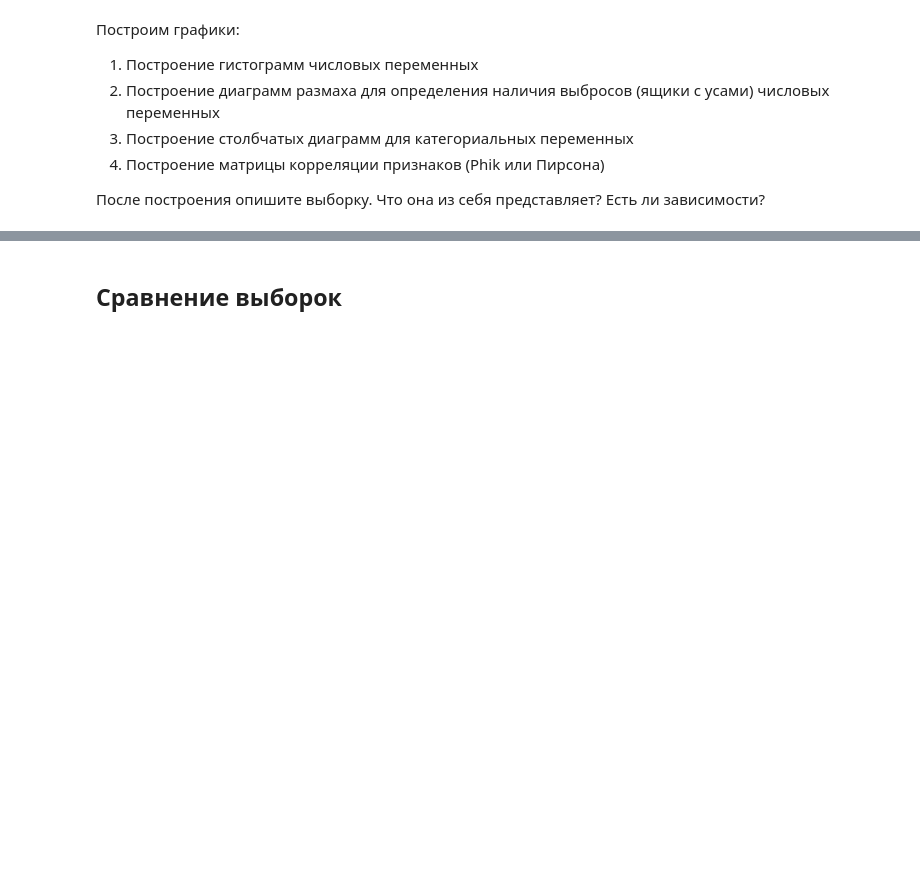
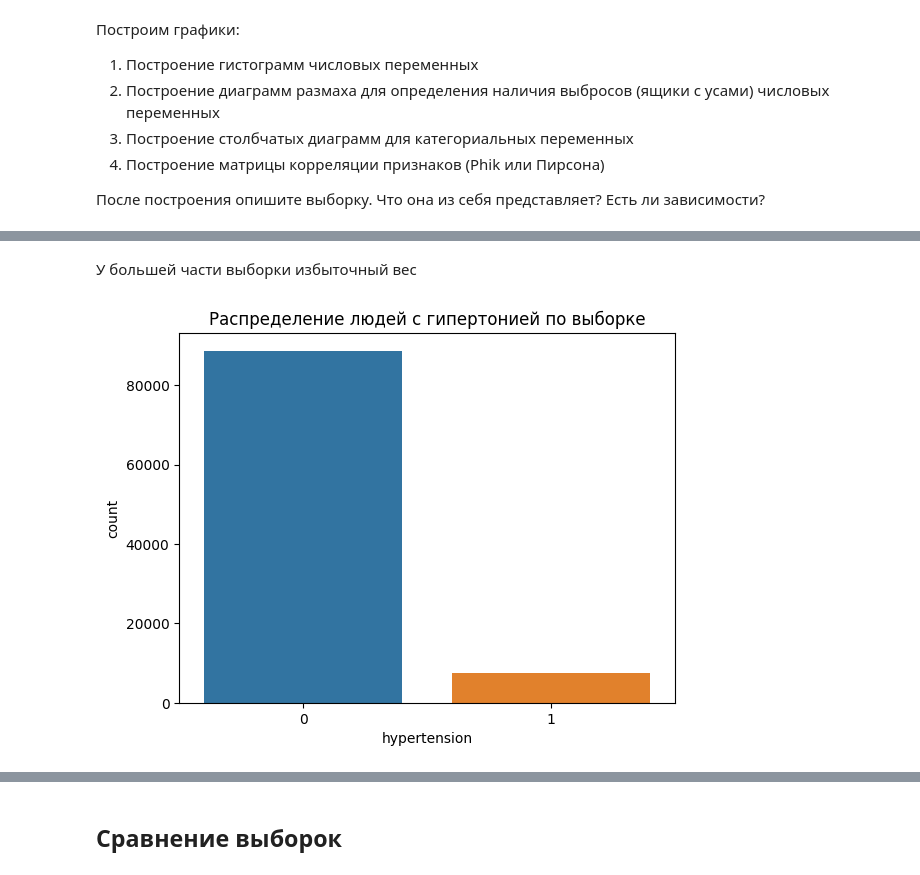
Before and after one commit to W1llAnn/1tdata-homework, a Jupyter notebook: 1.5 - homework PRO.ipynb, the cells around one changed output, grey strips where cells are left out. Drawn from its saved outputs; the diff is of its cells as text; code cells hidden in the pictures; blank space fills up the shorter version.

```diff
--- a/1.5 - homework PRO.ipynb
+++ b/1.5 - homework PRO.ipynb
@@ -184,0 +346,8 @@ array(['Female', 'Male', 'Other'], dtype=object)
+# %% [markdown]
+У большей части выборки избыточный вес
+# %%
+sns.countplot(x='hypertension', data=df)
+plt.title('Распределение людей с гипертонией по выборке')
+plt.show()
+# %% [output]
+[figure, added]
```
Also changed, not shown: parts of 87 cells of this notebook.
